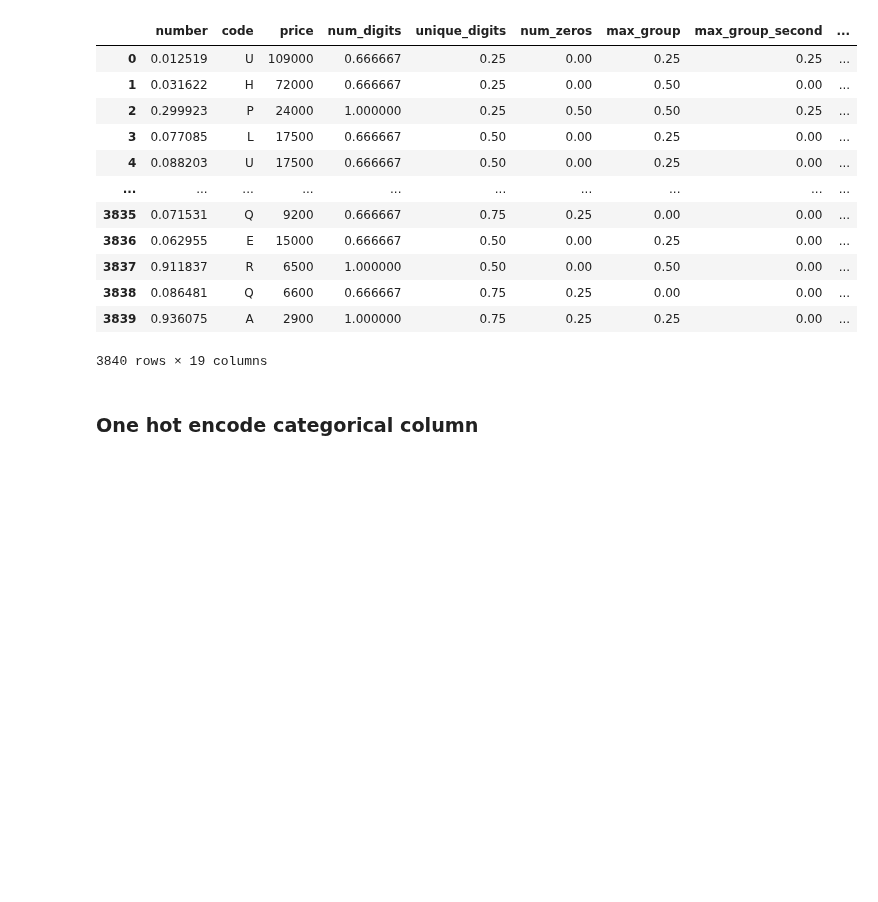
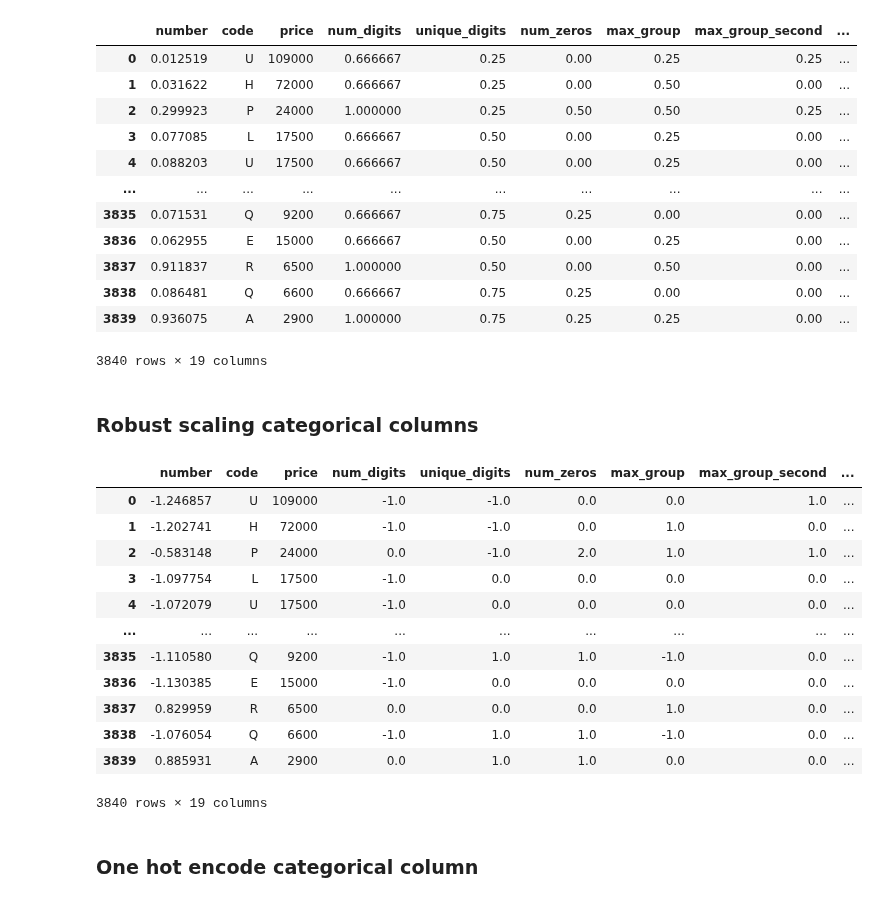
Before and after one commit to FardinAhsan146/DXB-Numberplate-Price-Predictor, a Jupyter notebook: feature_engineering_notebook.ipynb, the cells around one changed output. Cells and saved outputs as stored; diff of their text form; code cells hidden in the pictures; blank space fills up the shorter version.

```diff
--- a/feature_engineering_notebook.ipynb
+++ b/feature_engineering_notebook.ipynb
@@ -187,3 +188,7 @@ df.head()
 # %%
 ## Set numbers back to number
 df['number'] = df['number'].astype(int)
+# %%
+# Keep a copy so I can testt with different scalars
+df_rob = df.copy()
+df_rob
@@ -230,6 +249,26 @@ df
 | 3838 | 0.086481 | Q | 6600 | 0.666667 | 0.75 | 0.25 | 0.00 | 0.00 | ... |
 | 3839 | 0.936075 | A | 2900 | 1.000000 | 0.75 | 0.25 | 0.25 | 0.00 | ... |
 3840 rows × 19 columns
+# %% [markdown]
+### Robust scaling categorical columns
+# %%
+df_rob[num_cols] = RobustScaler().fit(df_rob[num_cols]).transform(df_rob[num_cols])
+
+df_rob
+# %% [output]
+|  | number | code | price | num_digits | unique_digits | num_zeros | max_group | max_group_second | ... |
+| 0 | -1.246857 | U | 109000 | -1.0 | -1.0 | 0.0 | 0.0 | 1.0 | ... |
+| 1 | -1.202741 | H | 72000 | -1.0 | -1.0 | 0.0 | 1.0 | 0.0 | ... |
+| 2 | -0.583148 | P | 24000 | 0.0 | -1.0 | 2.0 | 1.0 | 1.0 | ... |
+| 3 | -1.097754 | L | 17500 | -1.0 | 0.0 | 0.0 | 0.0 | 0.0 | ... |
+| 4 | -1.072079 | U | 17500 | -1.0 | 0.0 | 0.0 | 0.0 | 0.0 | ... |
+| ... | ... | ... | ... | ... | ... | ... | ... | ... | ... |
+| 3835 | -1.110580 | Q | 9200 | -1.0 | 1.0 | 1.0 | -1.0 | 0.0 | ... |
+| 3836 | -1.130385 | E | 15000 | -1.0 | 0.0 | 0.0 | 0.0 | 0.0 | ... |
+| 3837 | 0.829959 | R | 6500 | 0.0 | 0.0 | 0.0 | 1.0 | 0.0 | ... |
+| 3838 | -1.076054 | Q | 6600 | -1.0 | 1.0 | 1.0 | -1.0 | 0.0 | ... |
+| 3839 | 0.885931 | A | 2900 | 0.0 | 1.0 | 1.0 | 0.0 | 0.0 | ... |
+3840 rows × 19 columns
 # %% [markdown]
 ### One hot encode categorical column
 # %%
```
Also changed, not shown: parts of 4 cells of this notebook, 2 other files.
